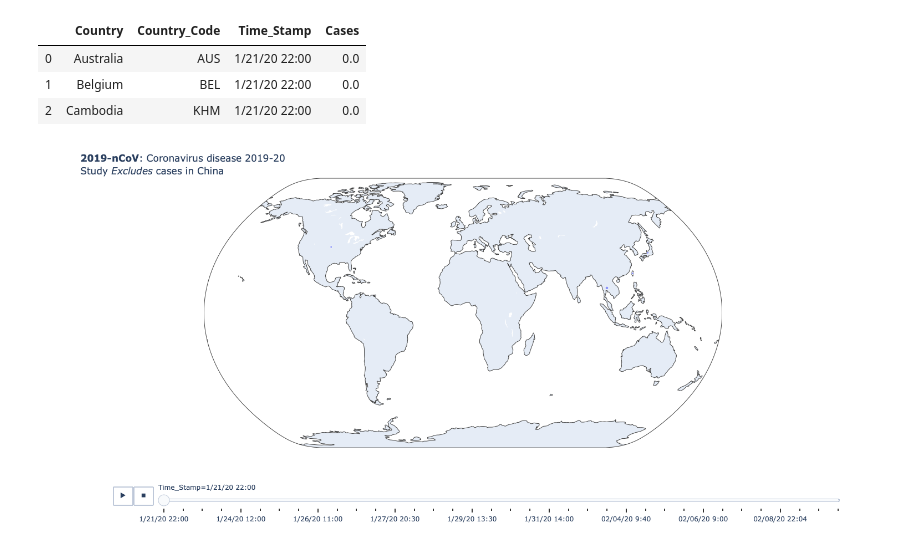
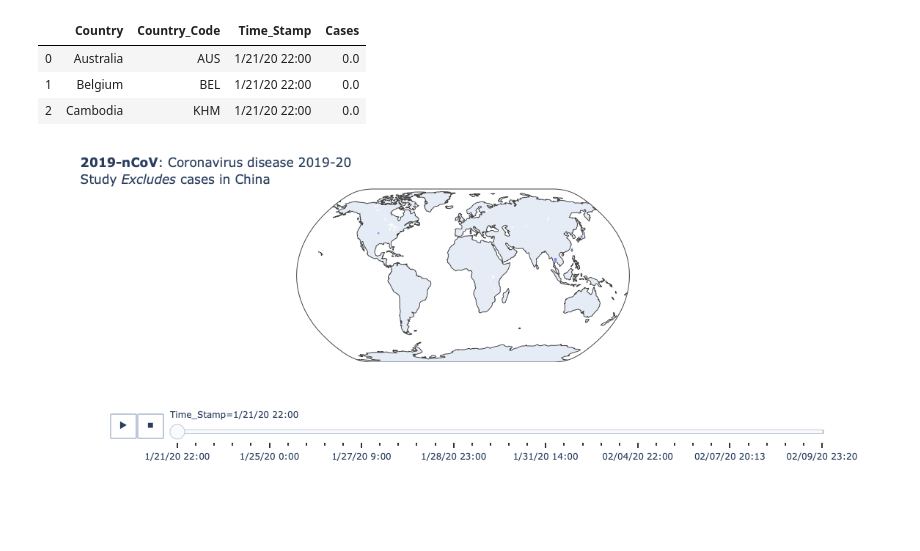
Before and after one commit to rezan21/2019-nCov, a Jupyter notebook: visualisations_01.ipynb, the cells around one changed output. Saved outputs shown, nothing was run; the diff lists cells and outputs as text; code cells hidden in the pictures; blank space fills up the shorter version.

```diff
--- a/visualisations_01.ipynb
+++ b/visualisations_01.ipynb
@@ -65,18 +66,19 @@ df_cnfrmd.head(3)
 | 1 | Belgium | BEL | 1/21/20 22:00 | 0.0 |
 | 2 | Cambodia | KHM | 1/21/20 22:00 | 0.0 |
 # %%
+df_cnfrmd = pd.read_csv("df_cnfrmd_proc.csv")
 df = px.data.gapminder()
 fig = px.scatter_geo(df_cnfrmd, locations="Country_Code",
                      hover_name="Country", size="Cases",
                      animation_frame="Time_Stamp",
-                     projection="natural earth",width=1100, height=700)
+                     projection="natural earth")
 
 fig.update_layout(
         title = go.layout.Title(
         text = '<b>2019-nCoV</b>: Coronavirus disease 2019-20<br>Study <i>Excludes</i> cases in China'),
         showlegend = True,
 
     )
 fig.show()
 # %% [output]
-[figure, old version]
+[figure, new version]
```
Also changed, not shown: parts of 2 cells of this notebook, 8 other files.
